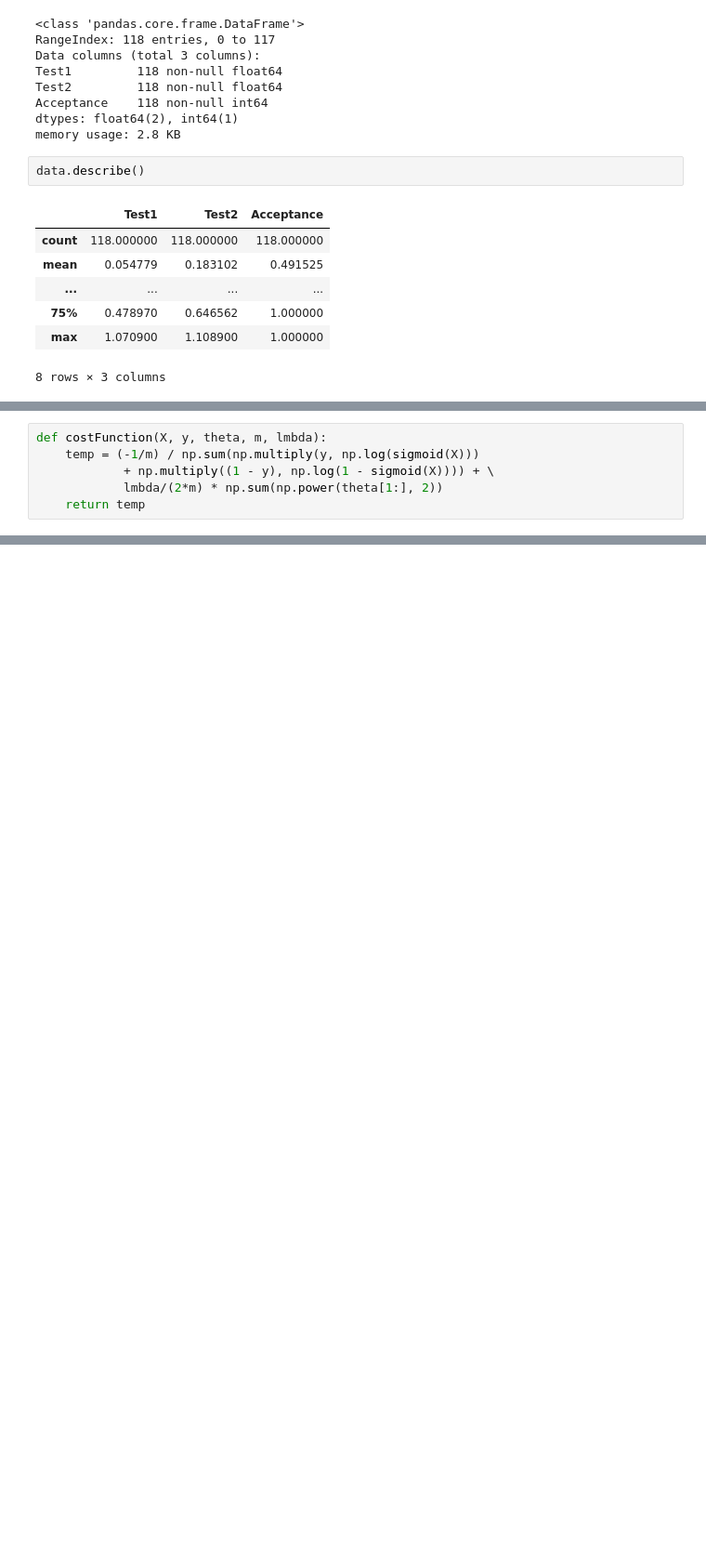
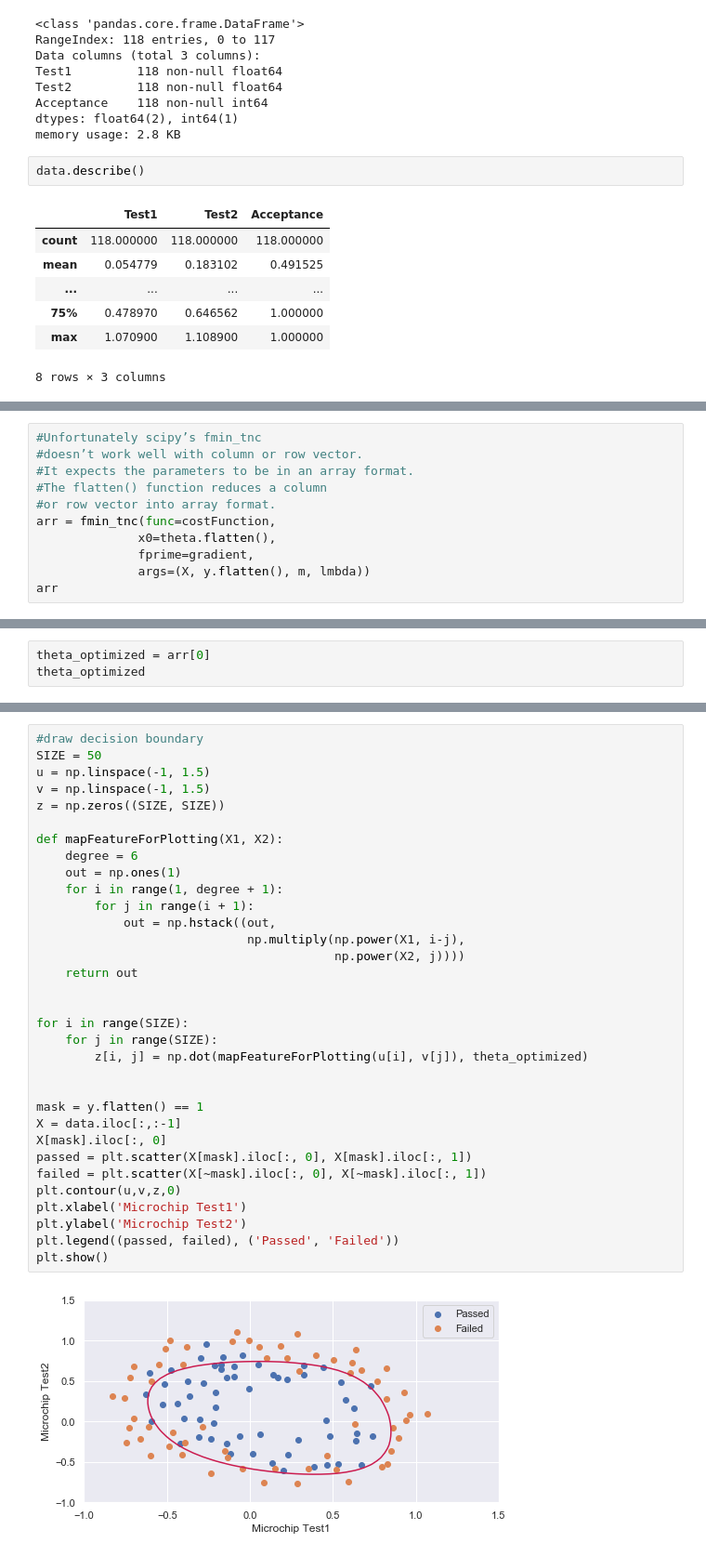
Before and after one commit to BartlomiejSkwira/coursera_machine-learning, a Jupyter notebook: machine-learning-ex2/ex2_2.ipynb, the cells around one changed output, grey strips where cells are left out. Shown: that part at 93% size. Cells and saved outputs as stored; diff of their text form; blank space fills up the shorter version.

```diff
--- a/machine-learning-ex2/ex2_2.ipynb
+++ b/machine-learning-ex2/ex2_2.ipynb
@@ -81,8 +138,2 @@ def sigmoid(x):
-# %%
-def costFunction(X, y, theta, m, lmbda):
-    temp = (-1/m) / np.sum(np.multiply(y, np.log(sigmoid(X)))
-            + np.multiply((1 - y), np.log(1 - sigmoid(X)))) + \
-            lmbda/(2*m) * np.sum(np.power(theta[1:], 2))
-    return temp
 # %%
 #expected cost 0.693
@@ -89,0 +144,11 @@ costFunction(X, y, theta, )
+# %%
+#Unfortunately scipy’s fmin_tnc
+#doesn’t work well with column or row vector.
+#It expects the parameters to be in an array format.
+#The flatten() function reduces a column
+#or row vector into array format.
+arr = fmin_tnc(func=costFunction,
+              x0=theta.flatten(),
+              fprime=gradient,
+              args=(X, y.flatten(), m, lmbda))
+arr
@@ -89,0 +162,3 @@ costFunction(X, y, theta, )
+# %%
+theta_optimized = arr[0]
+theta_optimized
@@ -89,0 +178,35 @@ costFunction(X, y, theta, )
+# %%
+#draw decision boundary
+SIZE = 50
+u = np.linspace(-1, 1.5)
+v = np.linspace(-1, 1.5)
+z = np.zeros((SIZE, SIZE))
+
+def mapFeatureForPlotting(X1, X2):
+    degree = 6
+    out = np.ones(1)
+    for i in range(1, degree + 1):
+        for j in range(i + 1):
+            out = np.hstack((out,
+                             np.multiply(np.power(X1, i-j),
+                                         np.power(X2, j))))
+    return out
+
+
+for i in range(SIZE):
+    for j in range(SIZE):
+        z[i, j] = np.dot(mapFeatureForPlotting(u[i], v[j]), theta_optimized)
+
+
+mask = y.flatten() == 1
+X = data.iloc[:,:-1]
+X[mask].iloc[:, 0]
+passed = plt.scatter(X[mask].iloc[:, 0], X[mask].iloc[:, 1])
+failed = plt.scatter(X[~mask].iloc[:, 0], X[~mask].iloc[:, 1])
+plt.contour(u,v,z,0)
+plt.xlabel('Microchip Test1')
+plt.ylabel('Microchip Test2')
+plt.legend((passed, failed), ('Passed', 'Failed'))
+plt.show()
+# %% [output]
+[figure, added]
```
Also changed, not shown: parts of 15 cells of this notebook.
